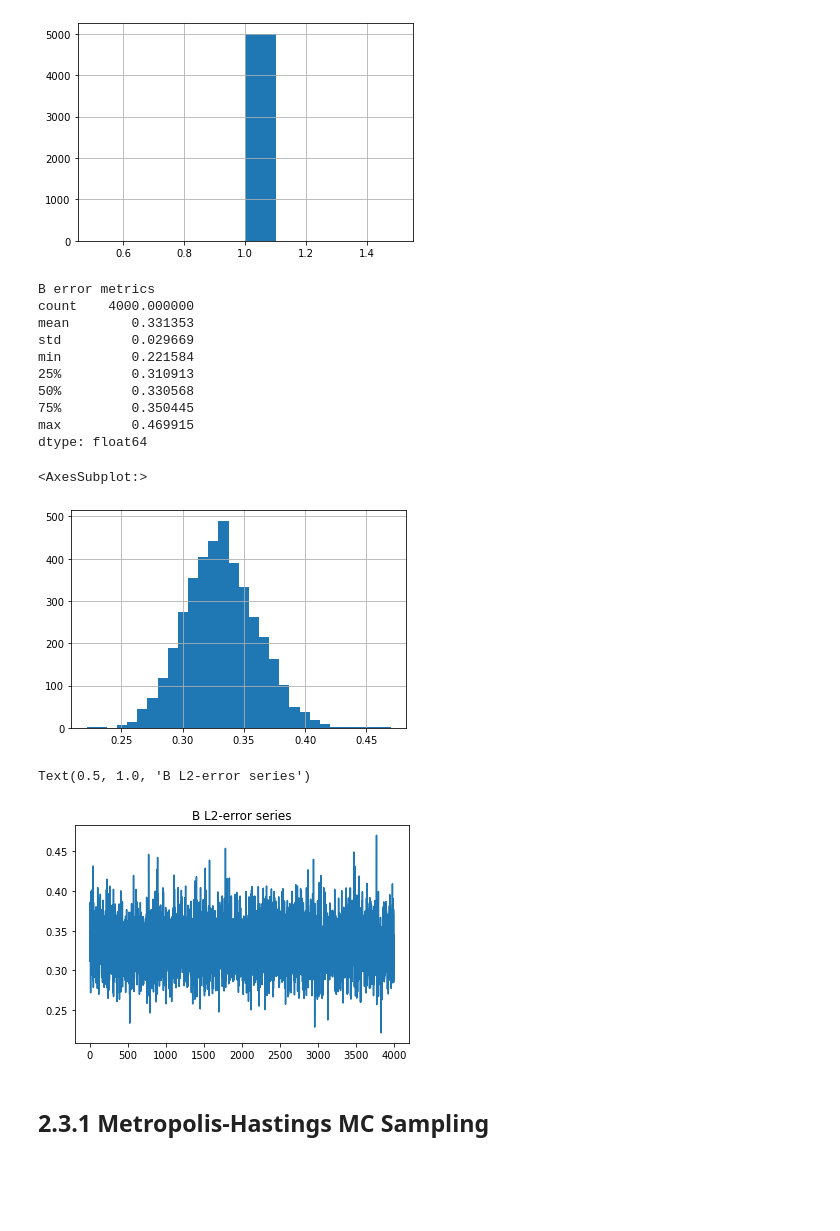
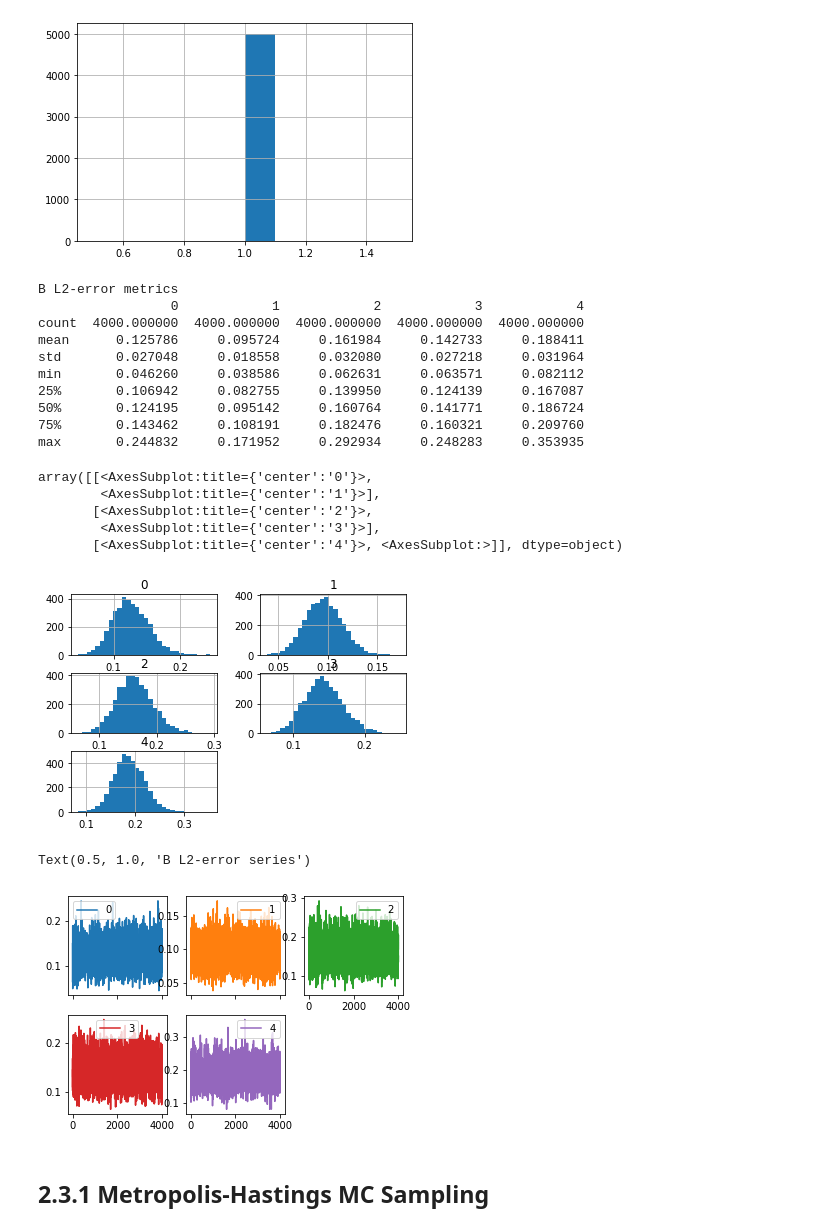
Before and after one commit to fpjaa/BAY-STATS-Project-ABDPPS, a Jupyter notebook: 2021-11-22_Prototype.ipynb, the cells around one changed output. Saved outputs shown, nothing was run; the diff lists cells and outputs as text; code cells hidden in the pictures; blank space fills up the shorter version.

Commit message:
Z sampler, Binder loss, B errors
Corrected Z sampler with categorical draw, works fine
Binder loss corrected, fast but has matching problems
B errors by topic

```diff
--- a/2021-11-22_Prototype.ipynb
+++ b/2021-11-22_Prototype.ipynb
@@ -623,0 +693,9 @@ Wall time: 793 ms
+# %%
+# Shifting indexes
+Z_sample_shifted = Z_sample.copy()
+for i in range(k):
+    replace_value = (i + 1) % k
+    Z_sample_shifted[Z_sample == i] = replace_value
+
+# This MUST return zero
+%time binder_loss(Z_sample, Z_sample_shifted, debug=True)
@@ -849,0 +945,5 @@ Text(0.5, 1.0, 'Z Binder-fast-error series')
+# %%
+# Binder loss (Giulia)
+def binder_loss_alt(Z_sample, Z_true, debug=False):
+    # Fill here
+    return final_loss
@@ -849,0 +952,12 @@ Text(0.5, 1.0, 'Z Binder-fast-error series')
+# %%
+%%time
+# Check that the Sampler works properly
+errors = []
+
+burn_in = 1000
+for i in range(5000):
+    Z_sample_old = Z_sample.copy()
+    E_sample_old = E_sample.copy()
+    Z_sample, E_sample, C_sample = MC_sample_Z(Z_sample, W_copy, Theta_copy, B_copy, E_sample, C_sample)
+    if i >= burn_in:
+        errors.append(binder_loss_alt(Z_sample, test_data.Z))  # Computing Binder loss
@@ -886,6 +1010,9 @@ for i in range(5000):
     B_sample = MC_sample_B(alpha, C_copy)
     matrix_changes.append(~np.all(B_sample_old == B_sample))
     if i >= burn_in:
-        errors.append(np.linalg.norm(B_sample - test_data.B))  # Computing error wrt the target distribution  # BUG https://trello.com/c/uEYV7fSC/32-mcsampleb-shape-mismatch
+        err_by_it = []
+        for topic in range(k):
+            err_by_it.append(np.linalg.norm(B_sample[topic] - test_data.B[topic]))  # Computing error wrt the target distribution  # BUG https://trello.com/c/uEYV7fSC/32-mcsampleb-shape-mismatch
+        errors.append(err_by_it)
 # %% [output]
 The sampled B has 60 words, while the target B has 60 words (diff 0)
@@ -912,29 +1039,33 @@ dtype: float64
 [figure]
 # %%
 # Error should be distributed close to 0 (I guess...)  # BUG https://trello.com/c/JE1T7Hur/31-mcsamplez-z-is-not-close-to-the-expected-target
-errors = pd.Series(errors)
+errors = pd.DataFrame(errors)
 print("B L2-error metrics")
 print(errors.describe())
-errors.hist(bins=30)
+errors.hist(bins=30, layout=(3,2))
 # %% [output]
-B error metrics
-count    4000.000000
-mean        0.331353
-std         0.029669
-min         0.221584
-25%         0.310913
-50%         0.330568
-75%         0.350445
-max         0.469915
-dtype: float64
+B L2-error metrics
+                 0            1            2            3            4
+count  4000.000000  4000.000000  4000.000000  4000.000000  4000.000000
+mean      0.125786     0.095724     0.161984     0.142733     0.188411
+std       0.027048     0.018558     0.032080     0.027218     0.031964
+min       0.046260     0.038586     0.062631     0.063571     0.082112
+25%       0.106942     0.082755     0.139950     0.124139     0.167087
+50%       0.124195     0.095142     0.160764     0.141771     0.186724
+75%       0.143462     0.108191     0.182476     0.160321     0.209760
+max       0.244832     0.171952     0.292934     0.248283     0.353935
-<AxesSubplot:>
+array([[<AxesSubplot:title={'center':'0'}>,
+        <AxesSubplot:title={'center':'1'}>],
+       [<AxesSubplot:title={'center':'2'}>,
+        <AxesSubplot:title={'center':'3'}>],
+       [<AxesSubplot:title={'center':'4'}>, <AxesSubplot:>]], dtype=object)
-[figure, old version]
+[figure, new version]
 # %%
-errors.plot()
+errors.plot(subplots=True, layout=(3,2))
 plt.title('B L2-error series')
 # %% [output]
 Text(0.5, 1.0, 'B L2-error series')
-[figure, old version]
+[figure, new version]
 # %% [markdown]
 ## 2.3.1 Metropolis-Hastings MC Sampling
 # %% [markdown]
```
Also changed, not shown: parts of 24 cells of this notebook.
